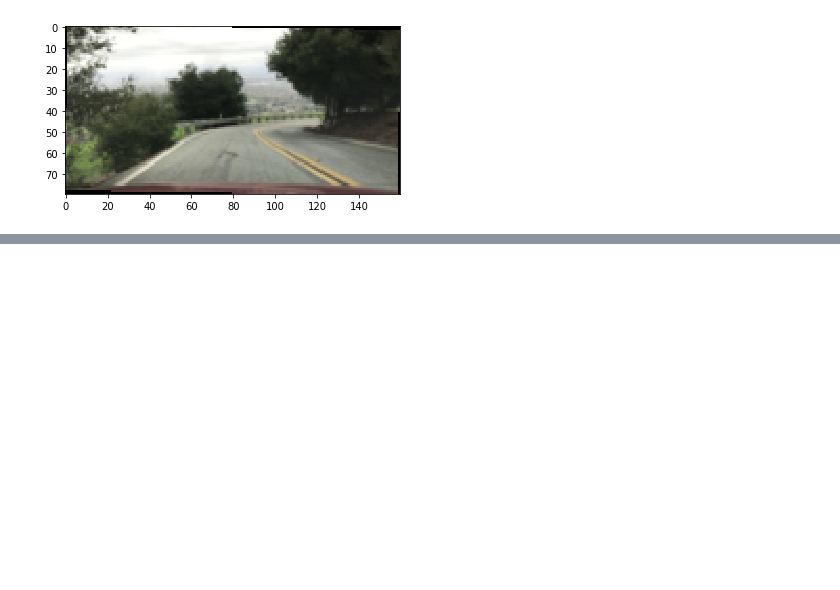
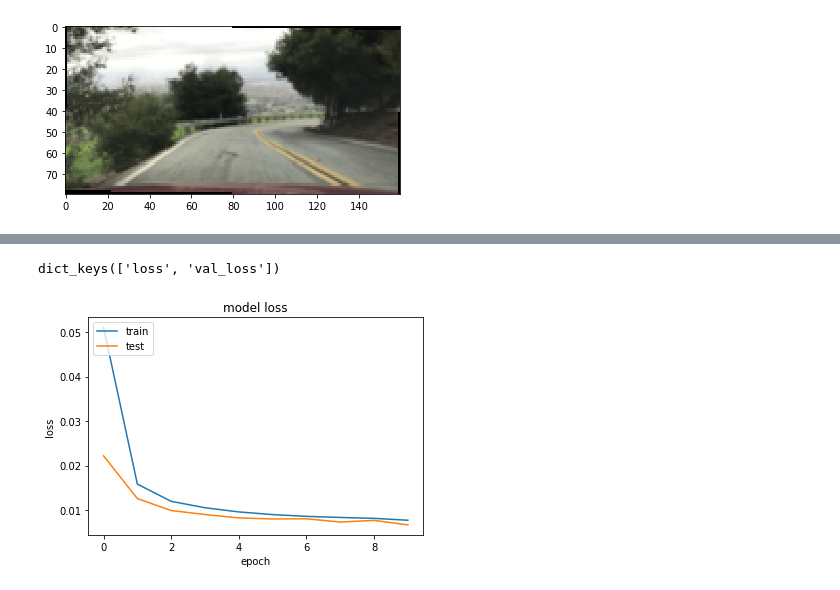
Before and after one commit to ofyzero/20210517OmerYilmazNYCSchools, a Jupyter notebook: final_project.ipynb, the cells around one changed output, grey strips where cells are left out. Cells and saved outputs as stored; diff of their text form; code cells hidden in the pictures; blank space fills up the shorter version.

Commit message:
train model

```diff
--- a/final_project.ipynb
+++ b/final_project.ipynb
@@ -125,3 +145,24 @@ plt.imshow(X_train[0], interpolation='nearest')
 plt.show()
 # %% [output]
 [figure]
+# %%
+batch_size = 128 # batch size
+epochs = 10 # epoch
+pool_size = (2, 2) # pool size
+input_shape = X_train.shape[1:] # input shape
+# %%
+# Create the neural network
+model = create_model(input_shape, pool_size)
+# %%
+# Using a generator to help the model use less data
+# Channel shifts help with shadows slightly
+datagen = ImageDataGenerator(channel_shift_range=0.2)
+datagen.fit(X_train)
+# %%
+# Compiling and training the model
+model.compile(optimizer='Adam', loss='mean_squared_error')
+history = model.fit_generator(datagen.flow(X_train, y_train, batch_size=batch_size),
+                    steps_per_epoch=len(X_train)/batch_size,
+                    epochs=epochs,
+                    verbose=1,
+                    validation_data=(X_val, y_val))
@@ -127,0 +190,5 @@ plt.show()
+# %%
+display_model_training(history)
+# %% [output]
+dict_keys(['loss', 'val_loss'])
+[figure, added]
```
Also changed, not shown: parts of 2 cells of this notebook.
